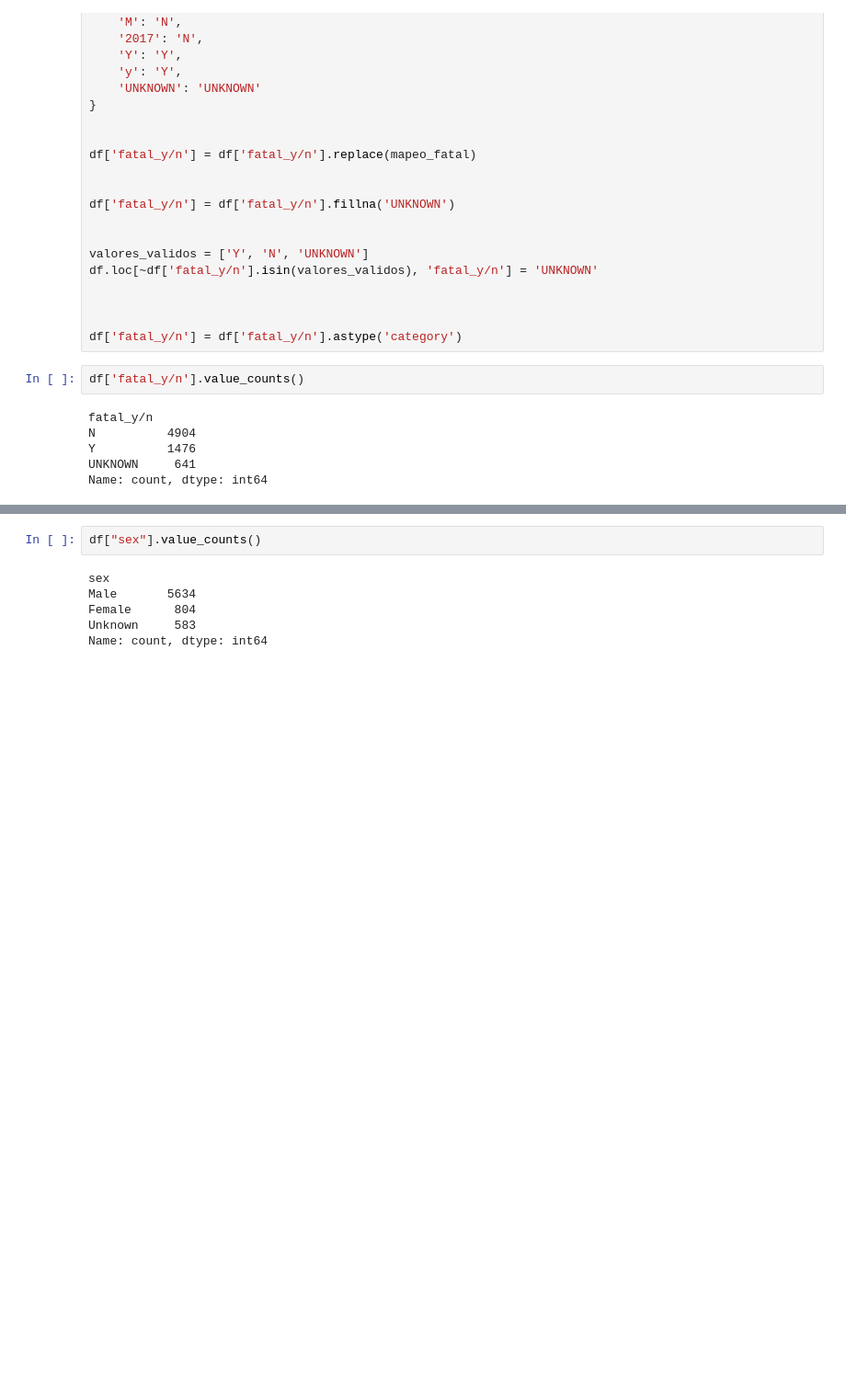
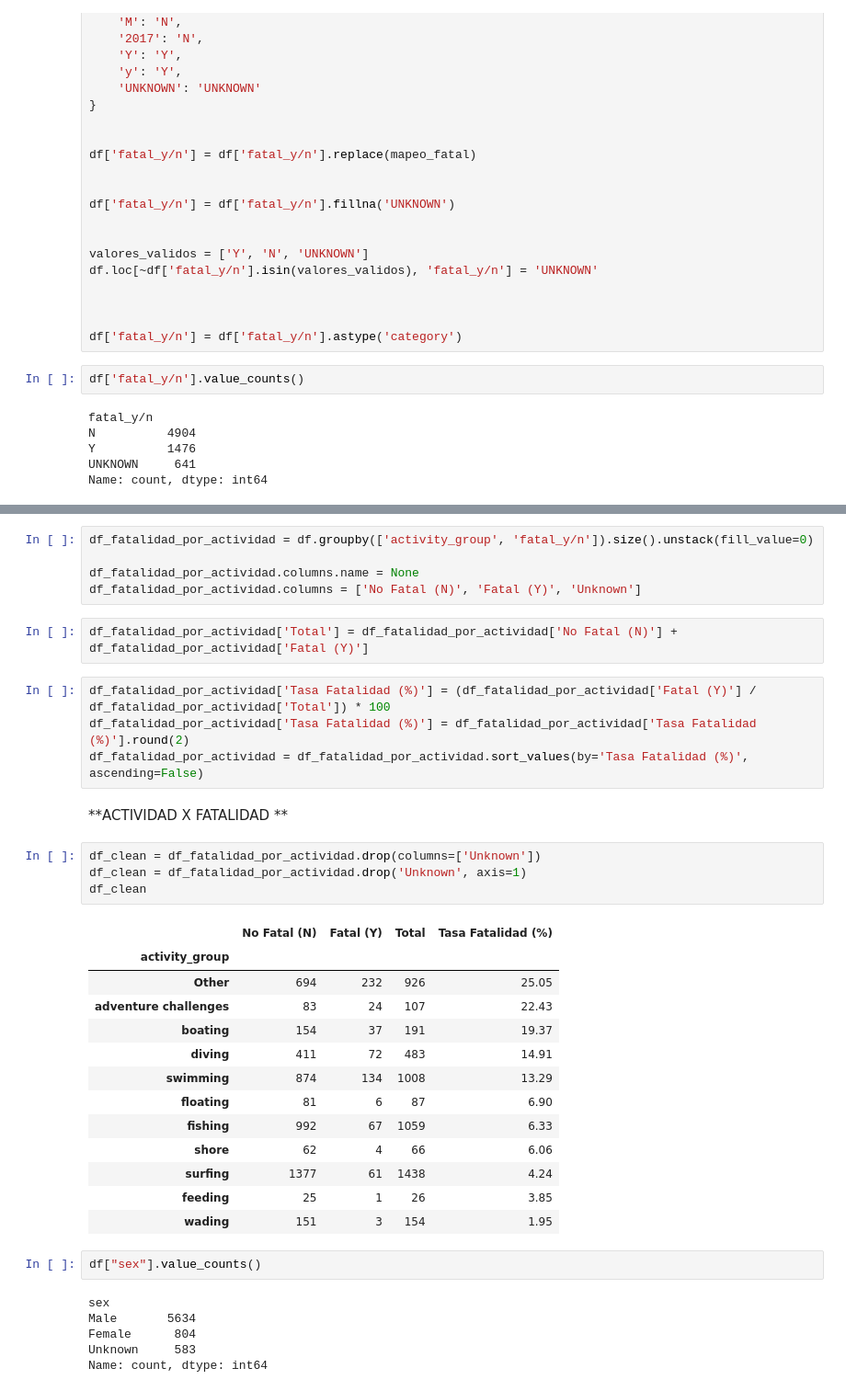
Before and after one commit to ignaciosabatell/Project-Shark-Attacks, a Jupyter notebook: Sharks_Attacks.ipynb, the cells around one changed output, grey strips where cells are left out. Shown: that part at 92% size. Saved outputs shown, nothing was run; the diff lists cells and outputs as text; blank space fills up the shorter version.

```diff
--- a/Sharks_Attacks.ipynb
+++ b/Sharks_Attacks.ipynb
@@ -388,3 +411,34 @@ df.head(30)
+# %%
+df_fatalidad_por_actividad = df.groupby(['activity_group', 'fatal_y/n']).size().unstack(fill_value=0)
+
+df_fatalidad_por_actividad.columns.name = None
+df_fatalidad_por_actividad.columns = ['No Fatal (N)', 'Fatal (Y)', 'Unknown']
+# %%
+df_fatalidad_por_actividad['Total'] = df_fatalidad_por_actividad['No Fatal (N)'] + df_fatalidad_por_actividad['Fatal (Y)']
+# %%
+df_fatalidad_por_actividad['Tasa Fatalidad (%)'] = (df_fatalidad_por_actividad['Fatal (Y)'] / df_fatalidad_por_actividad['Total']) * 100
+df_fatalidad_por_actividad['Tasa Fatalidad (%)'] = df_fatalidad_por_actividad['Tasa Fatalidad (%)'].round(2)
+df_fatalidad_por_actividad = df_fatalidad_por_actividad.sort_values(by='Tasa Fatalidad (%)', ascending=False)
+# %% [markdown]
+**ACTIVIDAD X FATALIDAD **
+# %%
+df_clean = df_fatalidad_por_actividad.drop(columns=['Unknown'])
+df_clean = df_fatalidad_por_actividad.drop('Unknown', axis=1)
+df_clean
+# %% [output]
+|  | No Fatal (N) | Fatal (Y) | Total | Tasa Fatalidad (%) |
+| activity_group |  |  |  |  |
+| Other | 694 | 232 | 926 | 25.05 |
+| adventure challenges | 83 | 24 | 107 | 22.43 |
+| boating | 154 | 37 | 191 | 19.37 |
+| diving | 411 | 72 | 483 | 14.91 |
+| swimming | 874 | 134 | 1008 | 13.29 |
+| floating | 81 | 6 | 87 | 6.90 |
+| fishing | 992 | 67 | 1059 | 6.33 |
+| shore | 62 | 4 | 66 | 6.06 |
+| surfing | 1377 | 61 | 1438 | 4.24 |
+| feeding | 25 | 1 | 26 | 3.85 |
+| wading | 151 | 3 | 154 | 1.95 |
 # %%
 df["sex"].value_counts()
 # %% [output]
```
Also changed, not shown: parts of 17 cells of this notebook.
